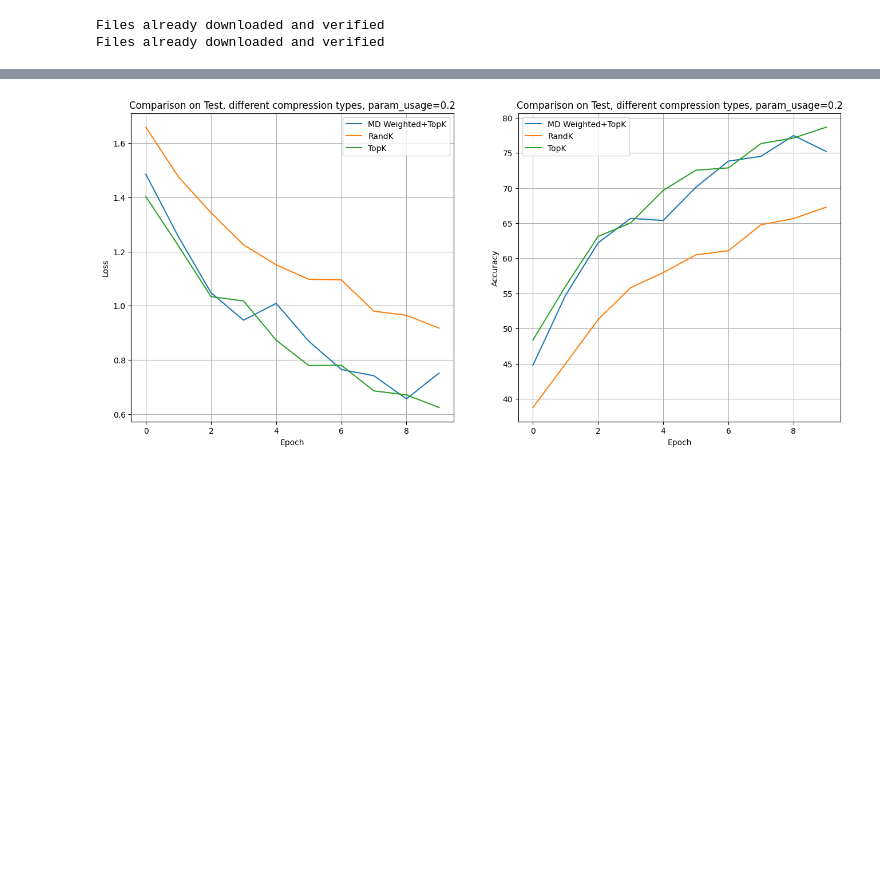
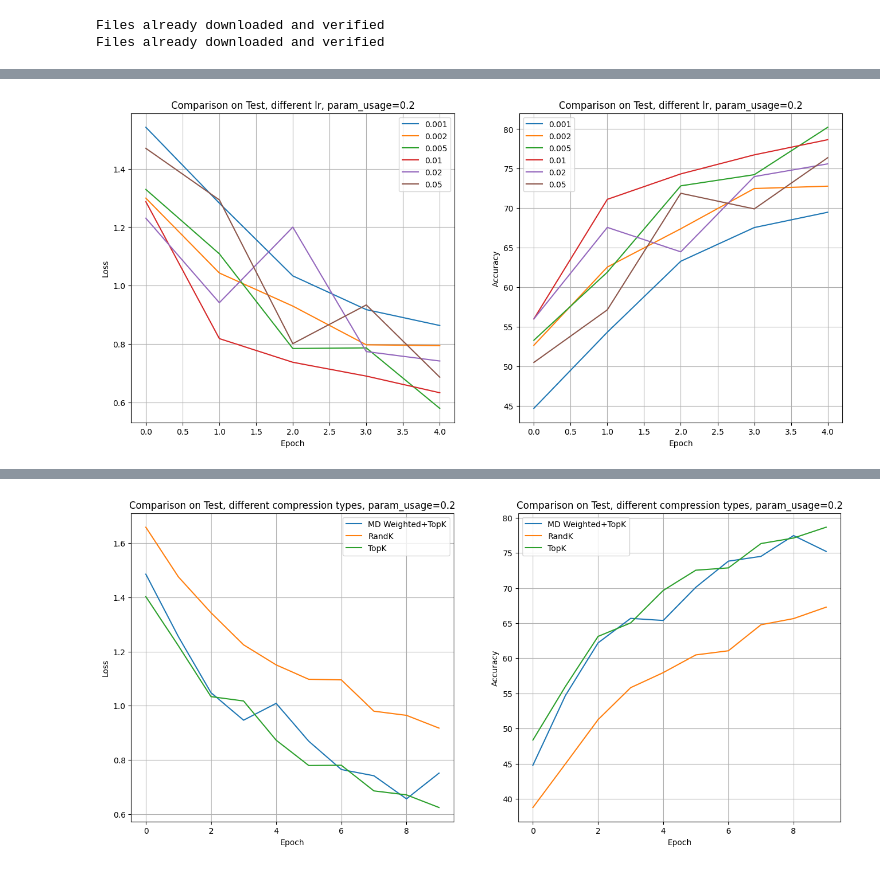
Before and after one commit to intsystems/Khafizov-BS-Thesis, a Jupyter notebook: code/ResNet+Cifar10.ipynb, the cells around one changed output, grey strips where cells are left out. Saved outputs shown, nothing was run; the diff lists cells and outputs as text; code cells hidden in the pictures; blank space fills up the shorter version.

```diff
--- a/code/ResNet+Cifar10.ipynb
+++ b/code/ResNet+Cifar10.ipynb
@@ -355,0 +452,16 @@ def train(model, optimizer, criterion, train_dataset, val_dataset, num_epochs, c
+# %%
+param_usage = 0.2
+num_epochs = 5
+lrs = [0.001, 0.002, 0.005, 0.01, 0.02, 0.05]
+
+compression_type = 'gradient_descent_weighted_greedy'
+
+train_log, train_acc = {}, {}
+test_log, test_acc = {}, {}
+
+for lr in lrs:
+    net = ResNet18().to(device)
+    optimizer = optim.SGD(net.parameters(), lr=lr, momentum=0.9, weight_decay=5e-4)
+    criterion = nn.CrossEntropyLoss()
+
+    train_log[lr], train_acc[lr], test_log[lr], test_acc[lr] = train(net, optimizer, criterion, trainloader, testloader, num_epochs, compression_type=compression_type, param_usage=param_usage, lr=lr)
@@ -355,0 +508,23 @@ def train(model, optimizer, criterion, train_dataset, val_dataset, num_epochs, c
+# %%
+import matplotlib.pyplot as plt
+
+fig, axs = plt.subplots(1, 2, figsize=(16, 7))
+for lr in test_log:
+    axs[0].plot(test_log[lr], label=lr)
+    axs[1].plot(test_acc[lr], label=lr)
+
+axs[0].set_title("Comparison on Test, different lr, param_usage=0.2")
+axs[0].set_xlabel("Epoch")
+axs[0].set_ylabel("Loss")
+axs[0].legend()
+axs[0].grid()
+
+axs[1].set_title("Comparison on Test, different lr, param_usage=0.2")
+axs[1].set_xlabel("Epoch")
+axs[1].set_ylabel("Accuracy")
+axs[1].legend()
+axs[1].grid()
+
+plt.show()
+# %% [output]
+[figure, added]
```
Also changed, not shown: parts of 17 cells of this notebook.
